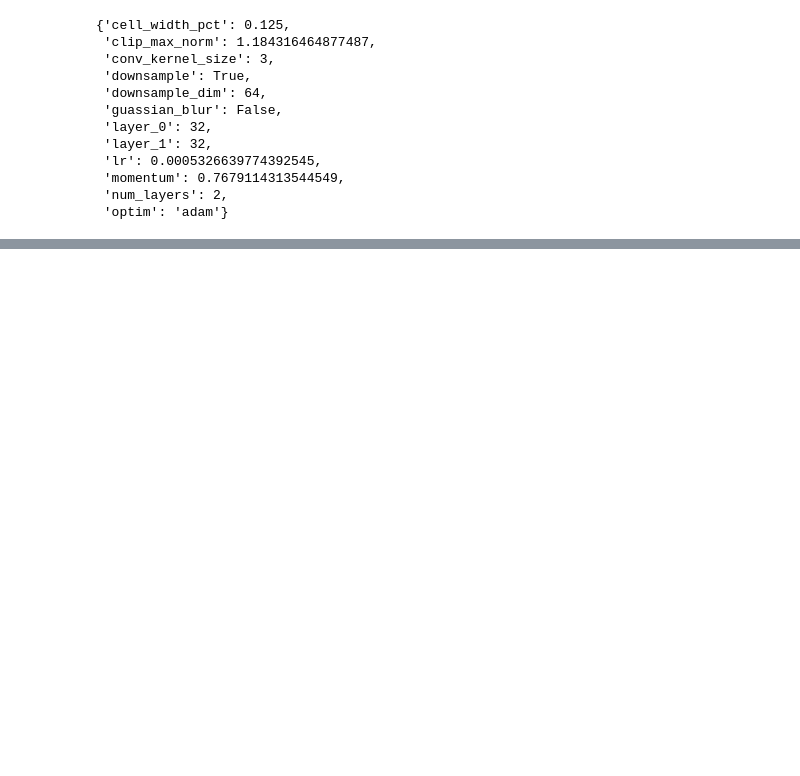
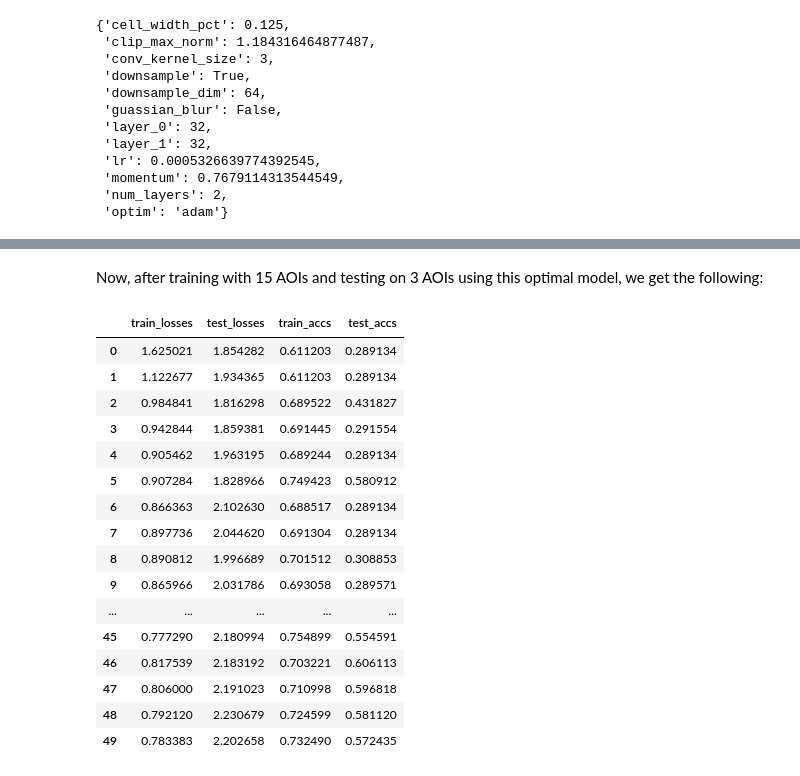
Before and after one commit to jblehr/land-cover-prediction, a Jupyter notebook: scripts/optuna_results.ipynb, the cells around one changed output, grey strips where cells are left out. Cells and saved outputs as stored; diff of their text form; code cells hidden in the pictures; blank space fills up the shorter version.

Commit message:
final model run results for now

```diff
--- a/scripts/optuna_results.ipynb
+++ b/scripts/optuna_results.ipynb
@@ -39,3 +43,5 @@ fig.show()
 # %%
 fig = optuna.visualization.plot_contour(peanut, params = ['downsample_dim', 'guassian_sigma'])
 fig.show()
+# %% [markdown]
+Now, after training with 15 AOIs and testing on 3 AOIs using this optimal model, we get the following:
@@ -41,0 +51,21 @@ fig.show()
+# %%
+# train_report = train_report.reset_index().rename(columns={'index':'epoch'})
+train_report
+# %% [output]
+|  | train_losses | test_losses | train_accs | test_accs |
+| 0 | 1.625021 | 1.854282 | 0.611203 | 0.289134 |
+| 1 | 1.122677 | 1.934365 | 0.611203 | 0.289134 |
+| 2 | 0.984841 | 1.816298 | 0.689522 | 0.431827 |
+| 3 | 0.942844 | 1.859381 | 0.691445 | 0.291554 |
+| 4 | 0.905462 | 1.963195 | 0.689244 | 0.289134 |
+| 5 | 0.907284 | 1.828966 | 0.749423 | 0.580912 |
+| 6 | 0.866363 | 2.102630 | 0.688517 | 0.289134 |
+| 7 | 0.897736 | 2.044620 | 0.691304 | 0.289134 |
+| 8 | 0.890812 | 1.996689 | 0.701512 | 0.308853 |
+| 9 | 0.865966 | 2.031786 | 0.693058 | 0.289571 |
+| ... | ... | ... | ... | ... |
+| 45 | 0.777290 | 2.180994 | 0.754899 | 0.554591 |
+| 46 | 0.817539 | 2.183192 | 0.703221 | 0.606113 |
+| 47 | 0.806000 | 2.191023 | 0.710998 | 0.596818 |
+| 48 | 0.792120 | 2.230679 | 0.724599 | 0.581120 |
+| 49 | 0.783383 | 2.202658 | 0.732490 | 0.572435 |
```
Also changed, not shown: parts of 4 cells of this notebook.
